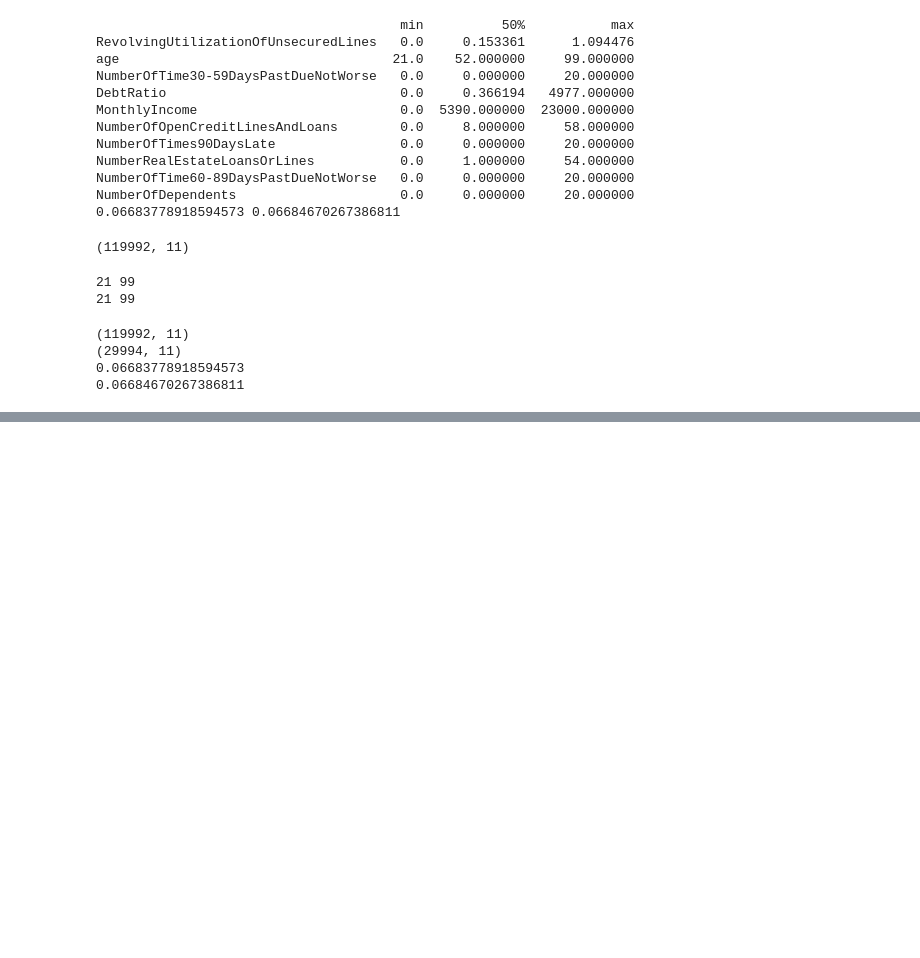
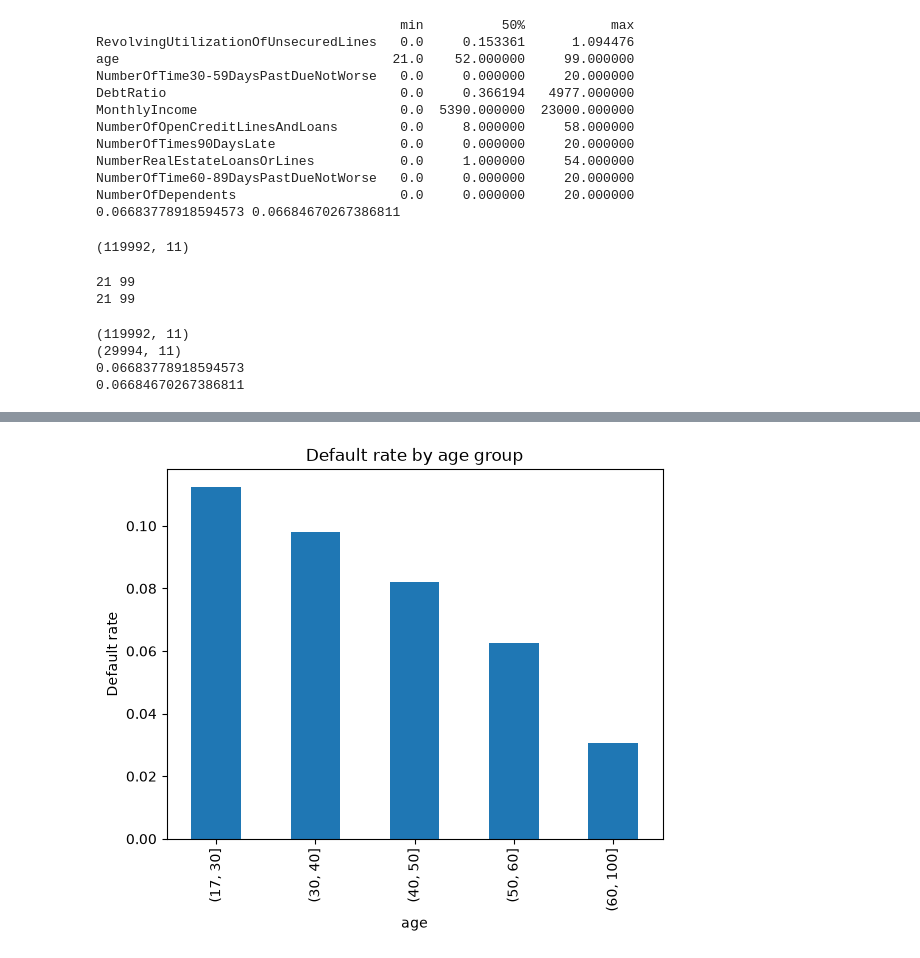
Before and after one commit to Lakshmisharma05/CREDIT-risk-research, a Jupyter notebook: member1_data.ipynb, the cells around one changed output, grey strips where cells are left out. Saved outputs shown, nothing was run; the diff lists cells and outputs as text; code cells hidden in the pictures; blank space fills up the shorter version.

```diff
--- a/member1_data.ipynb
+++ b/member1_data.ipynb
@@ -254,0 +353,9 @@ print(pd.read_csv("data/test.csv")["SeriousDlqin2yrs"].mean())
+# %%
+age_group = pd.cut(train["age"], bins=[17, 30, 40, 50, 60, 100])
+train.groupby(age_group, observed=True)["SeriousDlqin2yrs"].mean().plot(kind="bar")
+plt.ylabel("Default rate")
+plt.title("Default rate by age group")
+plt.savefig("figures/default_rate_by_age.png", dpi=300, bbox_inches="tight")
+plt.show()
+# %% [output]
+[figure, added]
```
Also changed, not shown: parts of 7 cells of this notebook, 5 other files.
